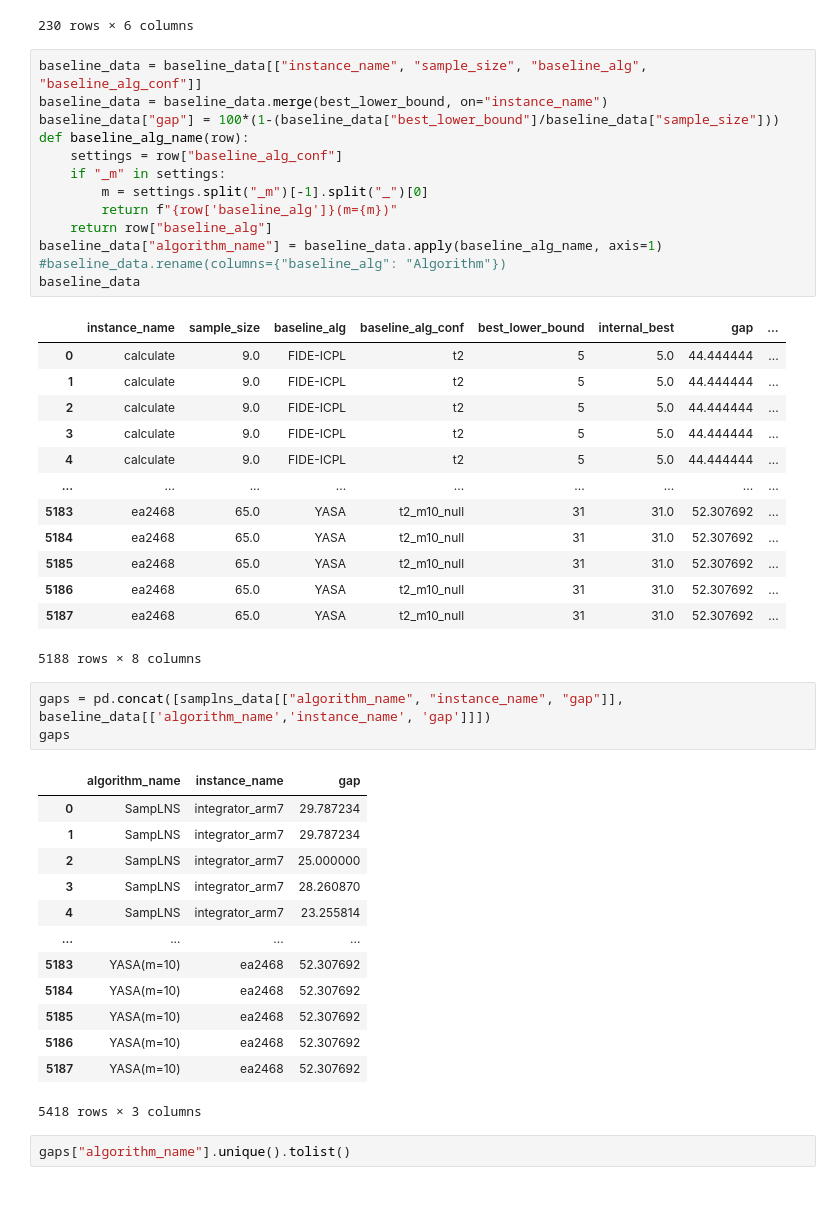
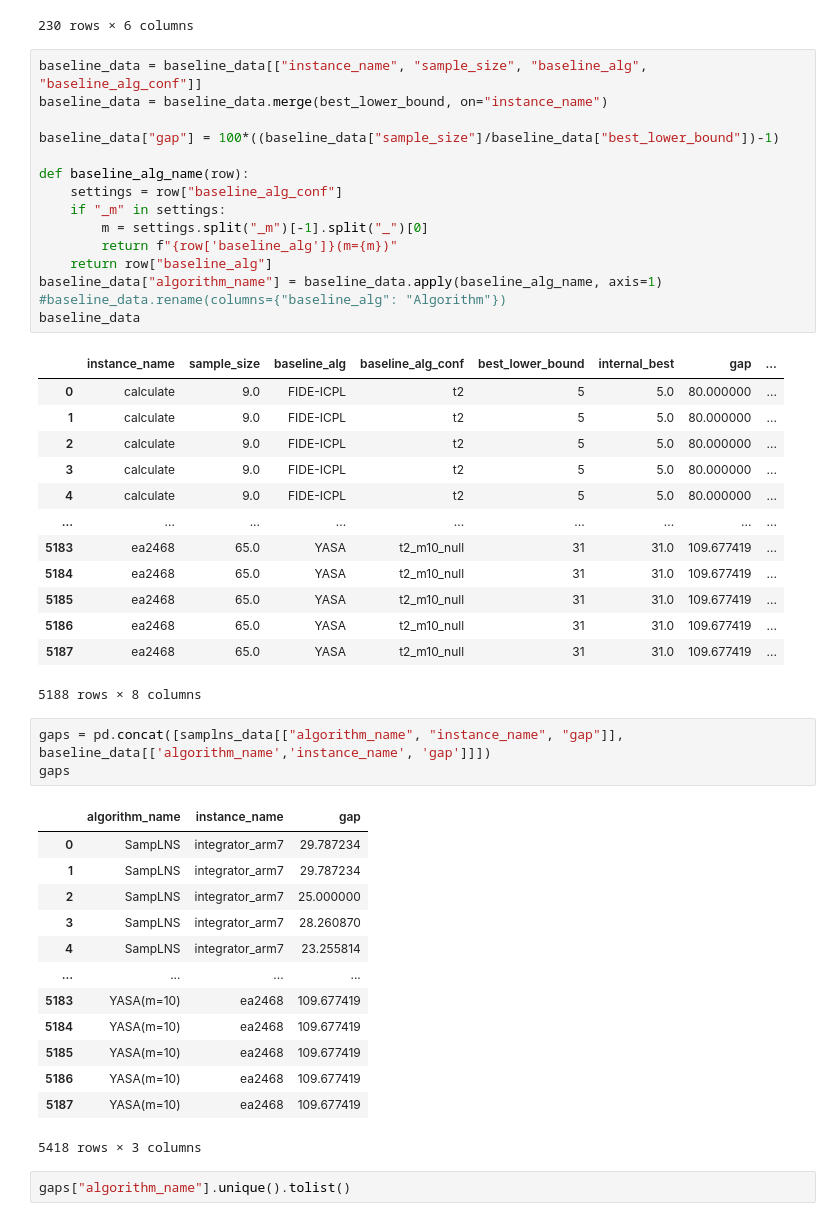
Before and after one commit to tubs-alg/SampLNS, a Jupyter notebook: evaluation/01_samplns_2023-08-19/07_lower_bound_gap.ipynb, the cells around one changed output. Drawn from its saved outputs; the diff is of its cells as text.

```diff
--- a/evaluation/01_samplns_2023-08-19/07_lower_bound_gap.ipynb
+++ b/evaluation/01_samplns_2023-08-19/07_lower_bound_gap.ipynb
@@ -114,29 +114,31 @@ samplns_data
 # %%
 baseline_data = baseline_data[["instance_name", "sample_size", "baseline_alg", "baseline_alg_conf"]]
 baseline_data = baseline_data.merge(best_lower_bound, on="instance_name")
-baseline_data["gap"] = 100*(1-(baseline_data["best_lower_bound"]/baseline_data["sample_size"]))
+
+baseline_data["gap"] = 100*((baseline_data["sample_size"]/baseline_data["best_lower_bound"])-1)
+
 def baseline_alg_name(row):
     settings = row["baseline_alg_conf"]
     if "_m" in settings:
         m = settings.split("_m")[-1].split("_")[0]
         return f"{row['baseline_alg']}(m={m})"
     return row["baseline_alg"]
 baseline_data["algorithm_name"] = baseline_data.apply(baseline_alg_name, axis=1)
 #baseline_data.rename(columns={"baseline_alg": "Algorithm"})
 baseline_data
 # %% [output]
 |  | instance_name | sample_size | baseline_alg | baseline_alg_conf | best_lower_bound | internal_best | gap | ... |
-| 0 | calculate | 9.0 | FIDE-ICPL | t2 | 5 | 5.0 | 44.444444 | ... |
-| 1 | calculate | 9.0 | FIDE-ICPL | t2 | 5 | 5.0 | 44.444444 | ... |
-| 2 | calculate | 9.0 | FIDE-ICPL | t2 | 5 | 5.0 | 44.444444 | ... |
-| 3 | calculate | 9.0 | FIDE-ICPL | t2 | 5 | 5.0 | 44.444444 | ... |
-| 4 | calculate | 9.0 | FIDE-ICPL | t2 | 5 | 5.0 | 44.444444 | ... |
+| 0 | calculate | 9.0 | FIDE-ICPL | t2 | 5 | 5.0 | 80.000000 | ... |
+| 1 | calculate | 9.0 | FIDE-ICPL | t2 | 5 | 5.0 | 80.000000 | ... |
+| 2 | calculate | 9.0 | FIDE-ICPL | t2 | 5 | 5.0 | 80.000000 | ... |
+| 3 | calculate | 9.0 | FIDE-ICPL | t2 | 5 | 5.0 | 80.000000 | ... |
+| 4 | calculate | 9.0 | FIDE-ICPL | t2 | 5 | 5.0 | 80.000000 | ... |
 | ... | ... | ... | ... | ... | ... | ... | ... | ... |
-| 5183 | ea2468 | 65.0 | YASA | t2_m10_null | 31 | 31.0 | 52.307692 | ... |
-| 5184 | ea2468 | 65.0 | YASA | t2_m10_null | 31 | 31.0 | 52.307692 | ... |
-| 5185 | ea2468 | 65.0 | YASA | t2_m10_null | 31 | 31.0 | 52.307692 | ... |
-| 5186 | ea2468 | 65.0 | YASA | t2_m10_null | 31 | 31.0 | 52.307692 | ... |
-| 5187 | ea2468 | 65.0 | YASA | t2_m10_null | 31 | 31.0 | 52.307692 | ... |
+| 5183 | ea2468 | 65.0 | YASA | t2_m10_null | 31 | 31.0 | 109.677419 | ... |
+| 5184 | ea2468 | 65.0 | YASA | t2_m10_null | 31 | 31.0 | 109.677419 | ... |
+| 5185 | ea2468 | 65.0 | YASA | t2_m10_null | 31 | 31.0 | 109.677419 | ... |
+| 5186 | ea2468 | 65.0 | YASA | t2_m10_null | 31 | 31.0 | 109.677419 | ... |
+| 5187 | ea2468 | 65.0 | YASA | t2_m10_null | 31 | 31.0 | 109.677419 | ... |
 5188 rows × 8 columns
 # %%
 gaps = pd.concat([samplns_data[["algorithm_name", "instance_name", "gap"]], baseline_data[['algorithm_name','instance_name', 'gap']]])
@@ -149,11 +151,11 @@ gaps
 | 3 | SampLNS | integrator_arm7 | 28.260870 |
 | 4 | SampLNS | integrator_arm7 | 23.255814 |
 | ... | ... | ... | ... |
-| 5183 | YASA(m=10) | ea2468 | 52.307692 |
-| 5184 | YASA(m=10) | ea2468 | 52.307692 |
-| 5185 | YASA(m=10) | ea2468 | 52.307692 |
-| 5186 | YASA(m=10) | ea2468 | 52.307692 |
-| 5187 | YASA(m=10) | ea2468 | 52.307692 |
+| 5183 | YASA(m=10) | ea2468 | 109.677419 |
+| 5184 | YASA(m=10) | ea2468 | 109.677419 |
+| 5185 | YASA(m=10) | ea2468 | 109.677419 |
+| 5186 | YASA(m=10) | ea2468 | 109.677419 |
+| 5187 | YASA(m=10) | ea2468 | 109.677419 |
 5418 rows × 3 columns
 # %%
 gaps["algorithm_name"].unique().tolist()
```
Also changed, not shown: parts of 6 cells of this notebook, 8 other files.
